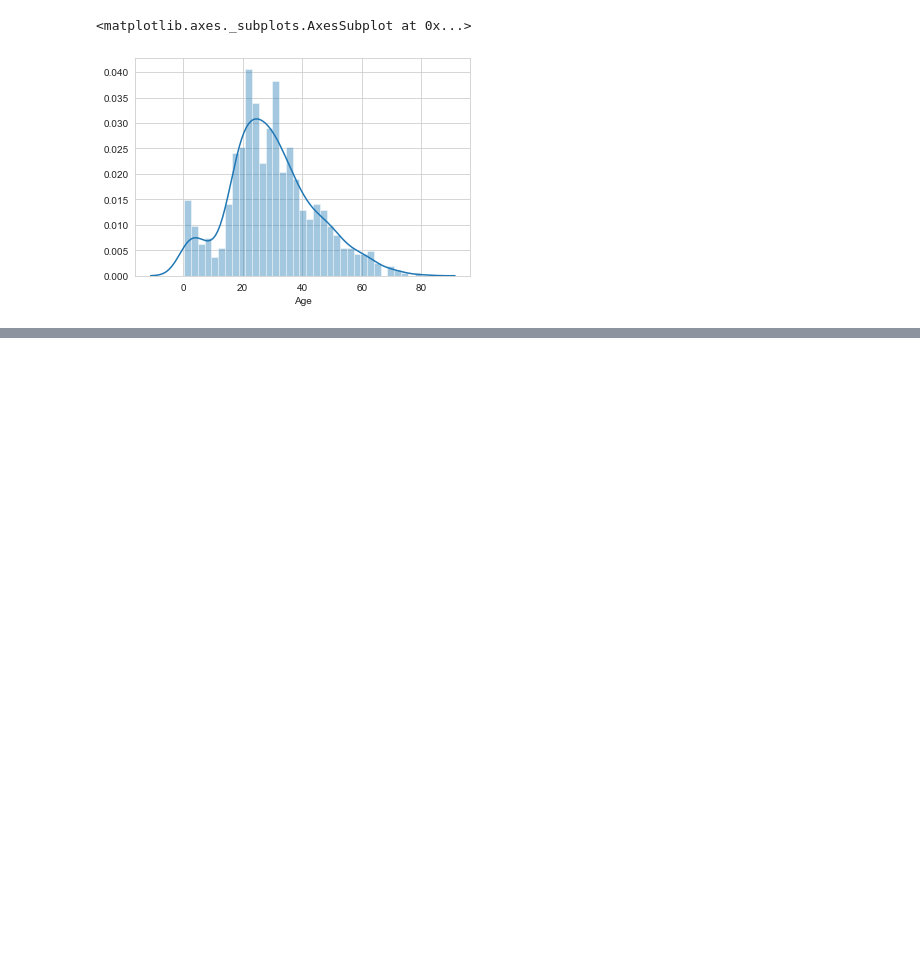
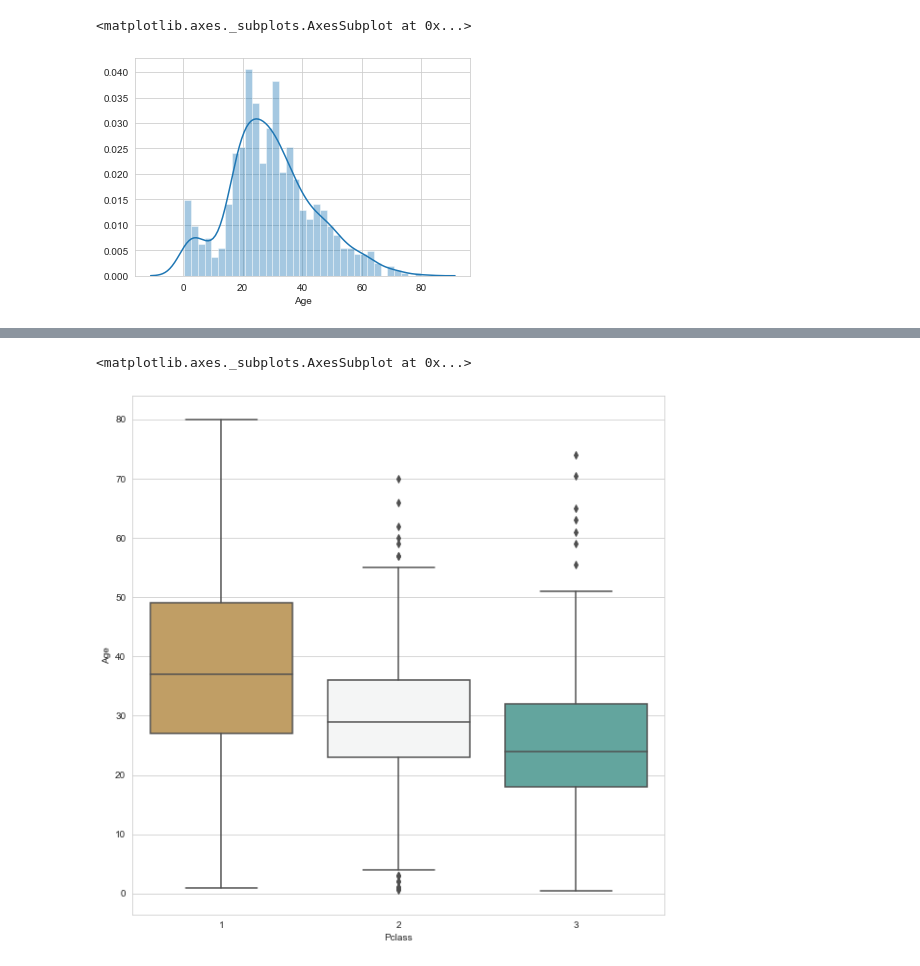
Before and after one commit to BoniOloff/Python-Machine-Learning, a Jupyter notebook: Logistic Regression/Logistic Regression.ipynb, the cells around one changed output, grey strips where cells are left out. Cells and saved outputs as stored; diff of their text form; code cells hidden in the pictures; blank space fills up the shorter version.

```diff
--- a/Logistic Regression/Logistic Regression.ipynb
+++ b/Logistic Regression/Logistic Regression.ipynb
@@ -108,0 +94,6 @@ train['Fare'].iplot(kind='hist')
+# %%
+plt.figure(figsize=(10,10))
+sns.boxplot(x='Pclass', y='Age', data=train, palette='BrBG')
+# %% [output]
+<matplotlib.axes._subplots.AxesSubplot at 0x...>
+[figure, added]
```
Also changed, not shown: parts of 35 cells of this notebook, 2 other files.
